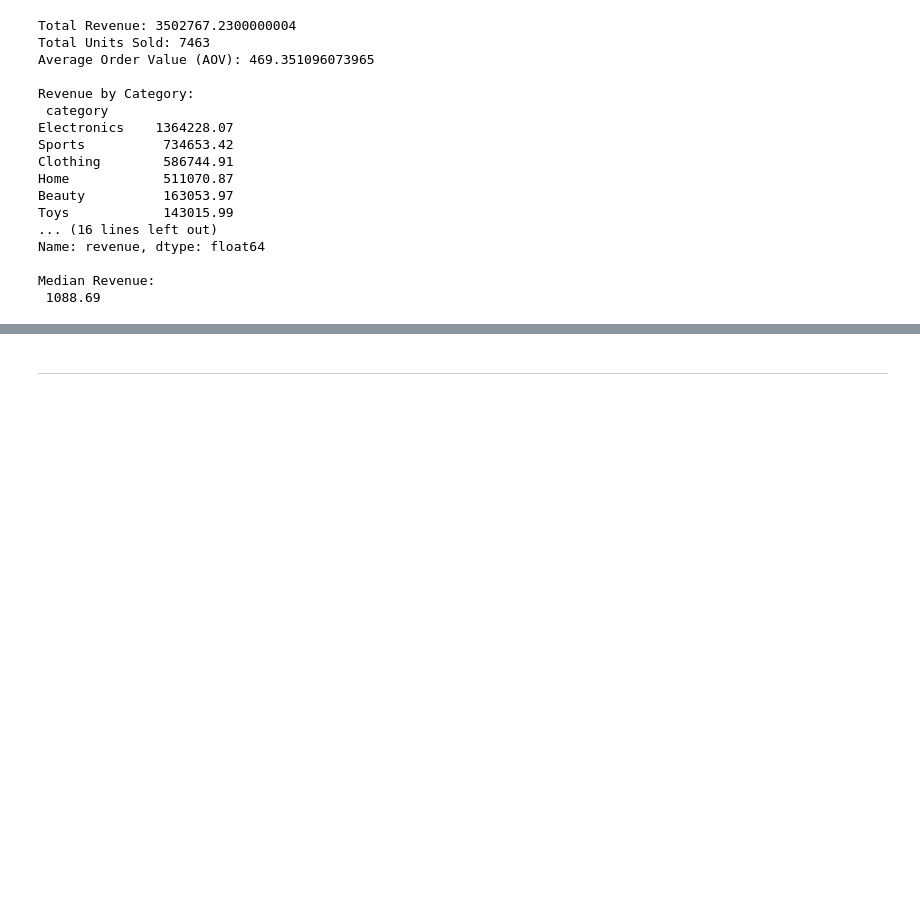
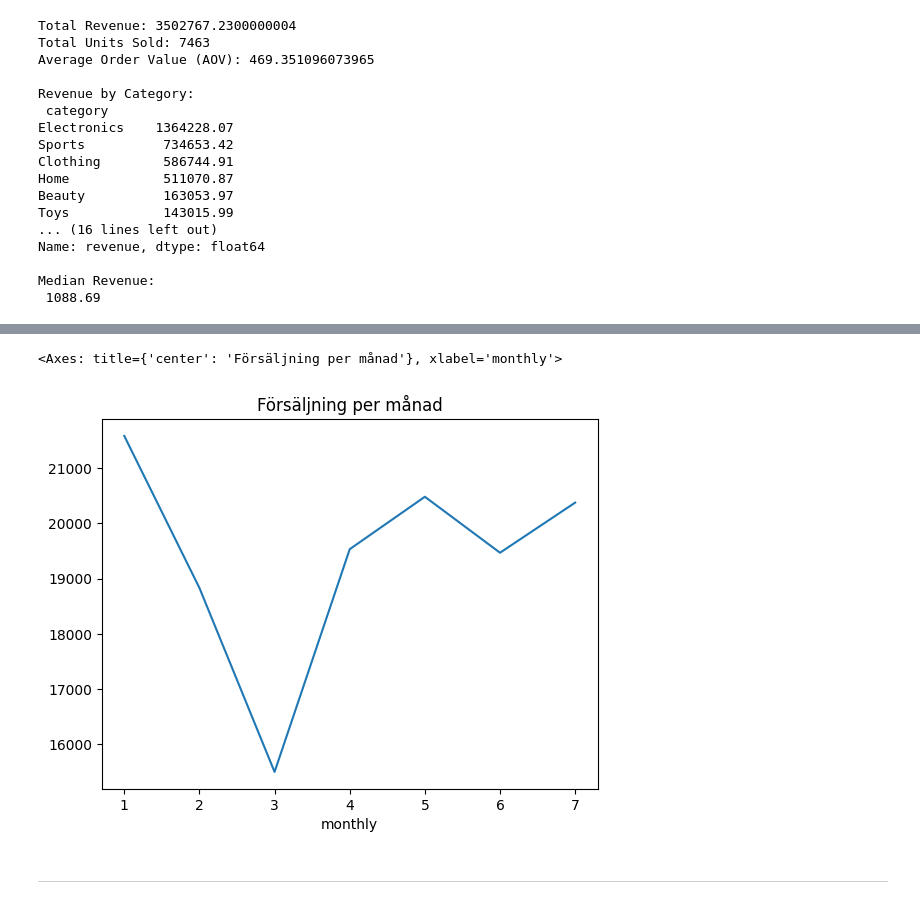
Before and after one commit to daniellarsson1992/-E-handel-Team-H.D.M, a Jupyter notebook: notebooks/report.ipynb, the cells around one changed output, grey strips where cells are left out. Saved outputs shown, nothing was run; the diff lists cells and outputs as text; code cells hidden in the pictures; blank space fills up the shorter version.

```diff
--- a/notebooks/report.ipynb
+++ b/notebooks/report.ipynb
@@ -84,2 +86,10 @@ fig2, ax2 = plot_sales_over_time(df)
+# %%
+# Fråga 3 (månads-snitt)
+rev["monthly"] = (rev["row_nr"] // 30) + 1 # gör månadnummer kolumn
+monthly_avg = rev.groupby("monthly")["revenue"].mean() # aggregera värden
+monthly_avg.plot(x="date",y="revenue",title="Försäljning per månad") # enkel plot
+# %% [output]
+<Axes: title={'center': 'Försäljning per månad'}, xlabel='monthly'>
+[figure, added]
 # %% [markdown]
 ---
```
Also changed, not shown: parts of 6 cells of this notebook.
